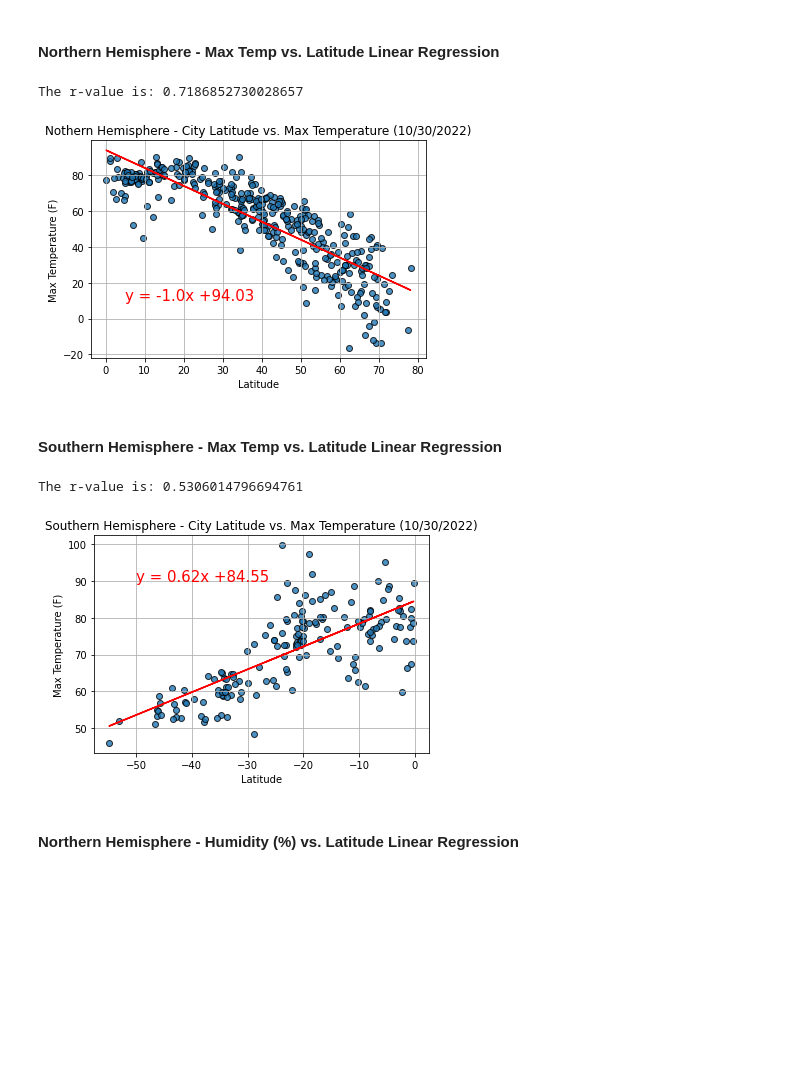
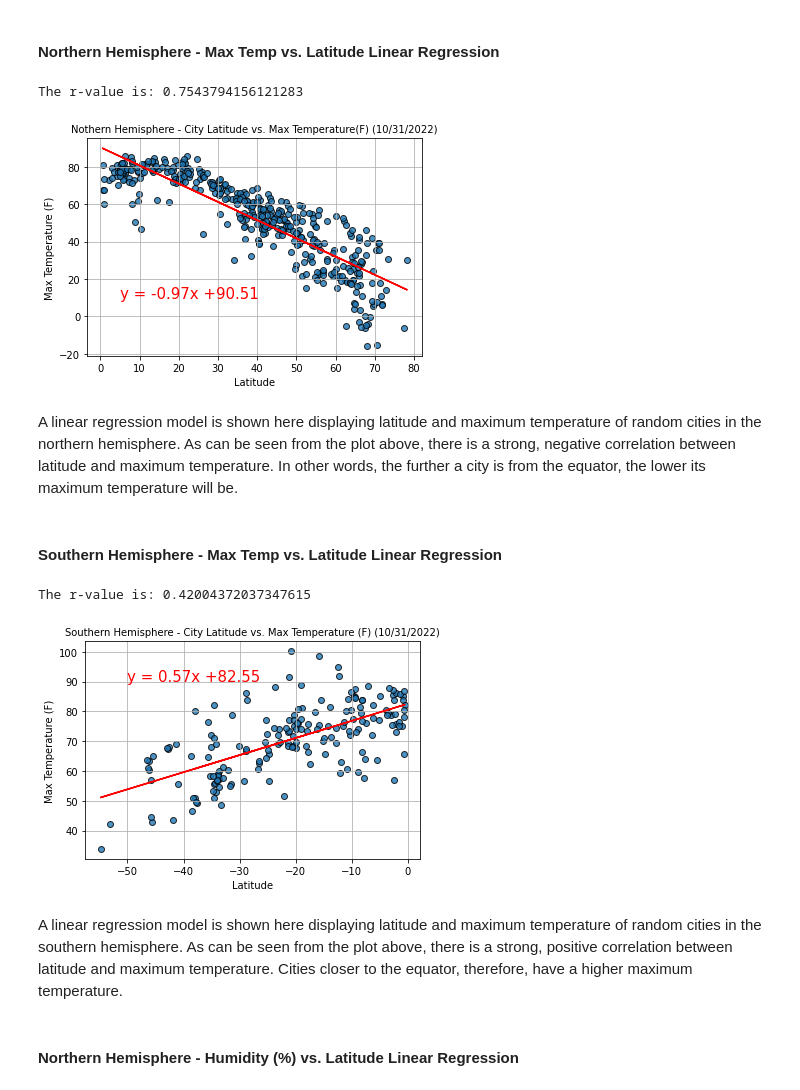
Before and after one commit to JeremyTallant/python-api-challenge, a Jupyter notebook: WeatherPy/WeatherPy.ipynb, the cells around one changed output. Saved outputs shown, nothing was run; the diff lists cells and outputs as text; code cells hidden in the pictures; blank space fills up the shorter version.

```diff
--- a/WeatherPy/WeatherPy.ipynb
+++ b/WeatherPy/WeatherPy.ipynb
@@ -280,31 +280,33 @@ south = weather_data.loc[weather_data["Lat"] < 0]
 # %%
 # Create a Scatter Plot for Latitude vs. Temperature for Northern Hemisphere
 date = time.strftime("%m/%d/%Y")
 x_values = north['Lat']
 y_values = north['Max Temp']
 
 # Get linear regression
 (slope, intercept, rvalue, pvalue, stderr) = stats.linregress(x_values, y_values)
 regress_values = x_values * slope + intercept
 line_eq = "y = " + str(round(slope,2)) + "x +" + str(round(intercept,2))
 
 plt.scatter(x_values, y_values, alpha = 0.8, edgecolors = "k")
 plt.plot(x_values, regress_values,"r")
 plt.annotate(line_eq,(5,10),fontsize = 15,color = "red")
 plt.xlabel('Latitude')
 plt.ylabel('Max Temperature (F)')
-plt.title(f'Nothern Hemisphere - City Latitude vs. Max Temperature ({date})')
+plt.title(f'Nothern Hemisphere - City Latitude vs. Max Temperature(F) ({date})', fontsize = 10)
 plt.grid(True)
 print(f"The r-value is: {rvalue**2}")
 
 # Save the figure
 plt.savefig("../output_data/NorthernHemisphereLatitudeVsTemperaturePlot.png")
 
 # Show plot
 plt.show()
 # %% [output]
-The r-value is: 0.7186852730028657
+The r-value is: 0.7543794156121283
-[figure, old version]
+[figure, new version]
+# %% [markdown]
+A linear regression model is shown here displaying latitude and maximum temperature of random cities in the northern hemisphere. As can be seen from the plot above, there is a strong, negative correlation between latitude and maximum temperature. In other words, the further a city is from the equator, the lower its maximum temperature will be.
 # %% [markdown]
 ####  Southern Hemisphere - Max Temp vs. Latitude Linear Regression
 # %%
@@ -323,7 +325,7 @@ plt.plot(x_values, regress_values,"r")
 plt.annotate(line_eq,(-50,90),fontsize = 15,color = "red")
 plt.xlabel('Latitude')
 plt.ylabel('Max Temperature (F)')
-plt.title(f'Southern Hemisphere - City Latitude vs. Max Temperature ({date})')
+plt.title(f'Southern Hemisphere - City Latitude vs. Max Temperature (F) ({date})', fontsize = 10)
 plt.grid(True)
 print(f"The r-value is: {rvalue**2}")
 
@@ -333,8 +335,10 @@ plt.savefig("../output_data/SouthernHemisphereLatitudeVsTemperaturePlot.png")
 # Show plot
 plt.show()
 # %% [output]
-The r-value is: 0.5306014796694761
+The r-value is: 0.42004372037347615
-[figure, old version]
+[figure, new version]
+# %% [markdown]
+A linear regression model is shown here displaying latitude and maximum temperature of random cities in the southern hemisphere. As can be seen from the plot above, there is a strong, positive correlation between latitude and maximum temperature. Cities closer to the equator, therefore, have a higher maximum temperature.
 # %% [markdown]
 ####  Northern Hemisphere - Humidity (%) vs. Latitude Linear Regression
 # %%
```
Also changed, not shown: parts of 25 cells of this notebook, 13 other files.
